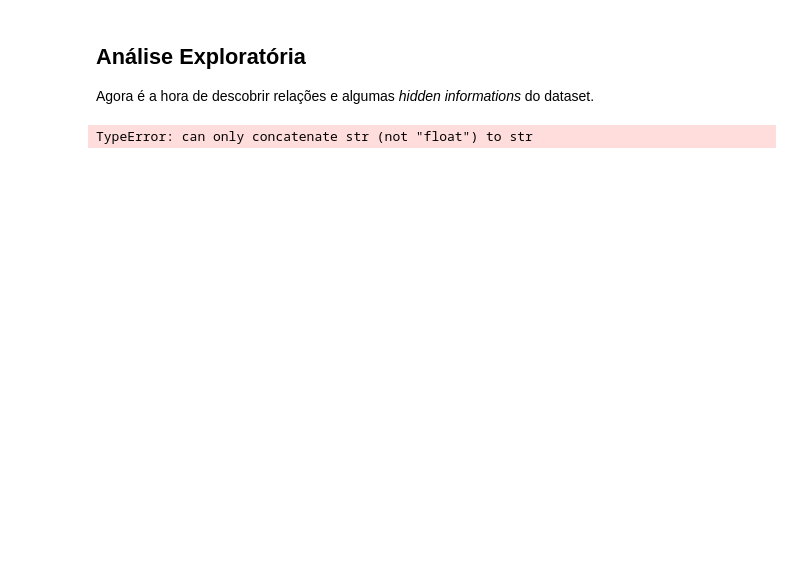
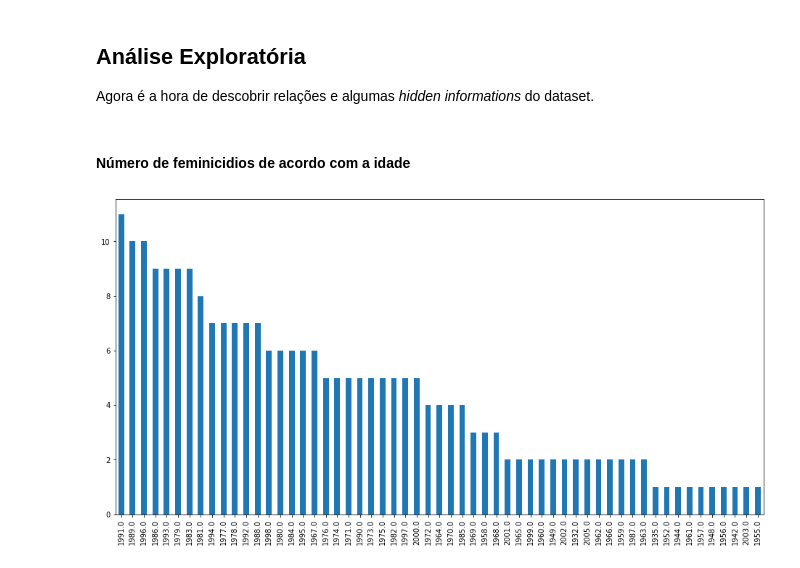
Before and after one commit to Lucas08Ben/Mineracao-de-Dados, a Jupyter notebook: Lista 1 - Análise de dados sobre feminicídio em SP/10 - Desafio.ipynb, the cells around one changed output. Drawn from its saved outputs; the diff is of its cells as text; code cells hidden in the pictures; blank space fills up the shorter version.

```diff
--- a/Lista 1 - Análise de dados sobre feminicídio em SP/10 - Desafio.ipynb
+++ b/Lista 1 - Análise de dados sobre feminicídio em SP/10 - Desafio.ipynb
@@ -175,5 +173,4 @@ NUMERO_BOLETIM
 9959/2019     1
 Length: 283, dtype: int64
 # %%
-dfNumBo = df.drop_duplicates(subset='NUMERO_BOLETIM')
-dfNumBo
+dfNumBo = df.drop_duplicates(subset='NUMERO_BOLETIM', keep='first')
@@ -200,7 +178,9 @@ dfNumBo
 ## Análise Exploratória
 
 Agora é a hora de descobrir relações e algumas *hidden informations* do dataset.
-# %%
-plt
-# %% [output]
-TypeError: can only concatenate str (not "float") to str
+# %% [markdown]
+#### Número de feminicidios de acordo com a idade
+# %%
+dfNumBo['DATANASCIMENTO'].dt.year.value_counts().plot(kind='bar', figsize=(16, 8));
+# %% [output]
+[figure, added]
```
Also changed, not shown: parts of 11 cells of this notebook.
